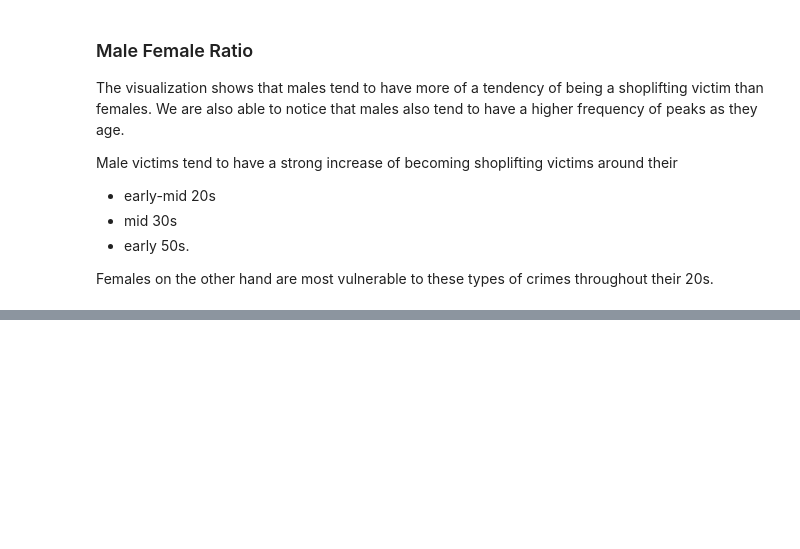
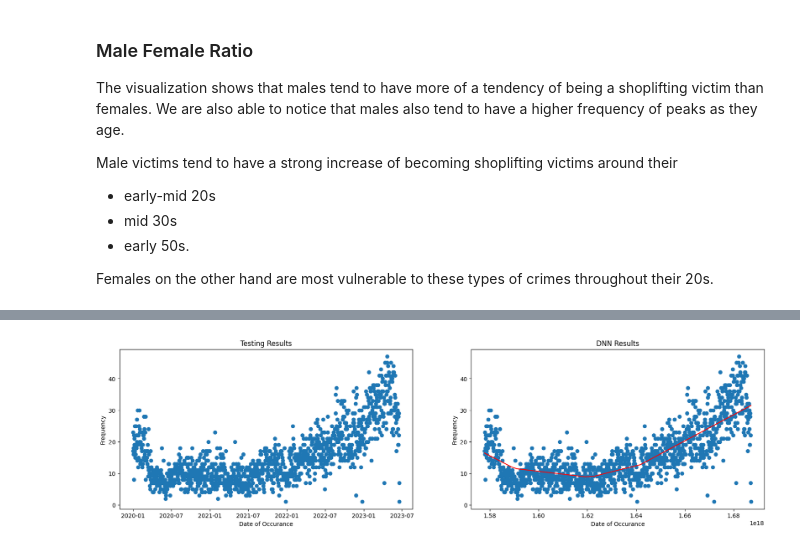
Before and after one commit to mmartin46/Data_Science_Research, a Jupyter notebook: CriminalInvestigation.ipynb, the cells around one changed output, grey strips where cells are left out. Cells and saved outputs as stored; diff of their text form; code cells hidden in the pictures; blank space fills up the shorter version.

```diff
--- a/CriminalInvestigation.ipynb
+++ b/CriminalInvestigation.ipynb
@@ -615,0 +622,13 @@ hist_df
+# %%
+fig, ax = plt.subplots(1, 2, figsize=(20, 5))
+ax[0].set_title('Testing Results')
+ax[0].scatter(X_train, y_train)
+
+
+ax[1].set_title('DNN Results')
+ax[1].scatter(tf_X, tf_y)
+ax[1].plot(tf_X, dnn_model.predict(tf_X), color='red')
+
+for a in ax.flat:
+  a.set(xlabel='Date of Occurance', ylabel='Frequency')
+# %% [output]
@@ -615,0 +636 @@ hist_df
+[figure, added]
```
Also changed, not shown: parts of 6 cells of this notebook.
